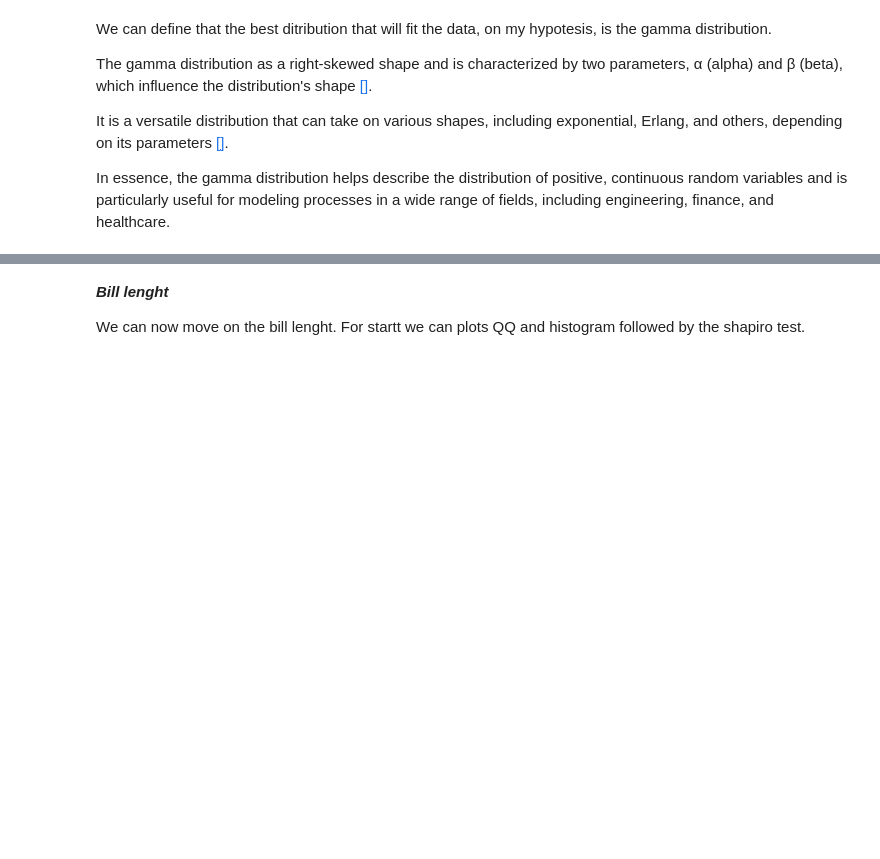
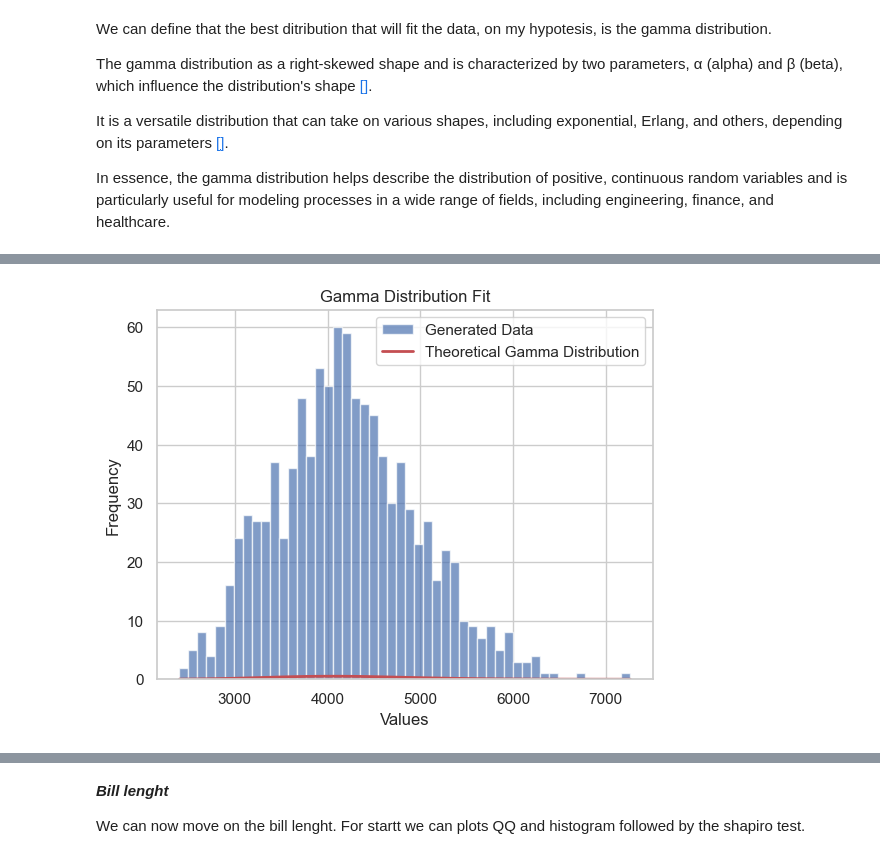
Before and after one commit to Cecilia8989/fund_data_analysis, a Jupyter notebook: task.ipynb, the cells around one changed output, grey strips where cells are left out. Cells and saved outputs as stored; diff of their text form; code cells hidden in the pictures; blank space fills up the shorter version.

```diff
--- a/task.ipynb
+++ b/task.ipynb
@@ -1111,0 +1198,25 @@ In essence, the gamma distribution helps describe the distribution of positive,
+# %%
+import scipy.special as sps
+s = np.random.gamma(shape, scale, 1000)
+
+# Plot histogram of the generated data with frequencies
+count, bins, ignored = plt.hist(s, 50, density=False, alpha=0.7, label='Generated Data')
+
+# Calculate the theoretical gamma distribution curve (scaled by the total count)
+y = (bins**(shape-1) * np.exp(-bins/scale) / (sps.gamma(shape) * scale**shape)) * len(s)
+
+# Plot the theoretical curve
+plt.plot(bins, y, linewidth=2, color='r', label='Theoretical Gamma Distribution')
+
+# Add title and labels to the plot
+plt.title('Gamma Distribution Fit')
+plt.xlabel('Values')
+plt.ylabel('Frequency')
+
+# Add legend
+plt.legend()
+
+# Show the plot
+plt.show()
+# %% [output]
+[figure, added]
```
Also changed, not shown: parts of 41 cells of this notebook, 1 other file.
